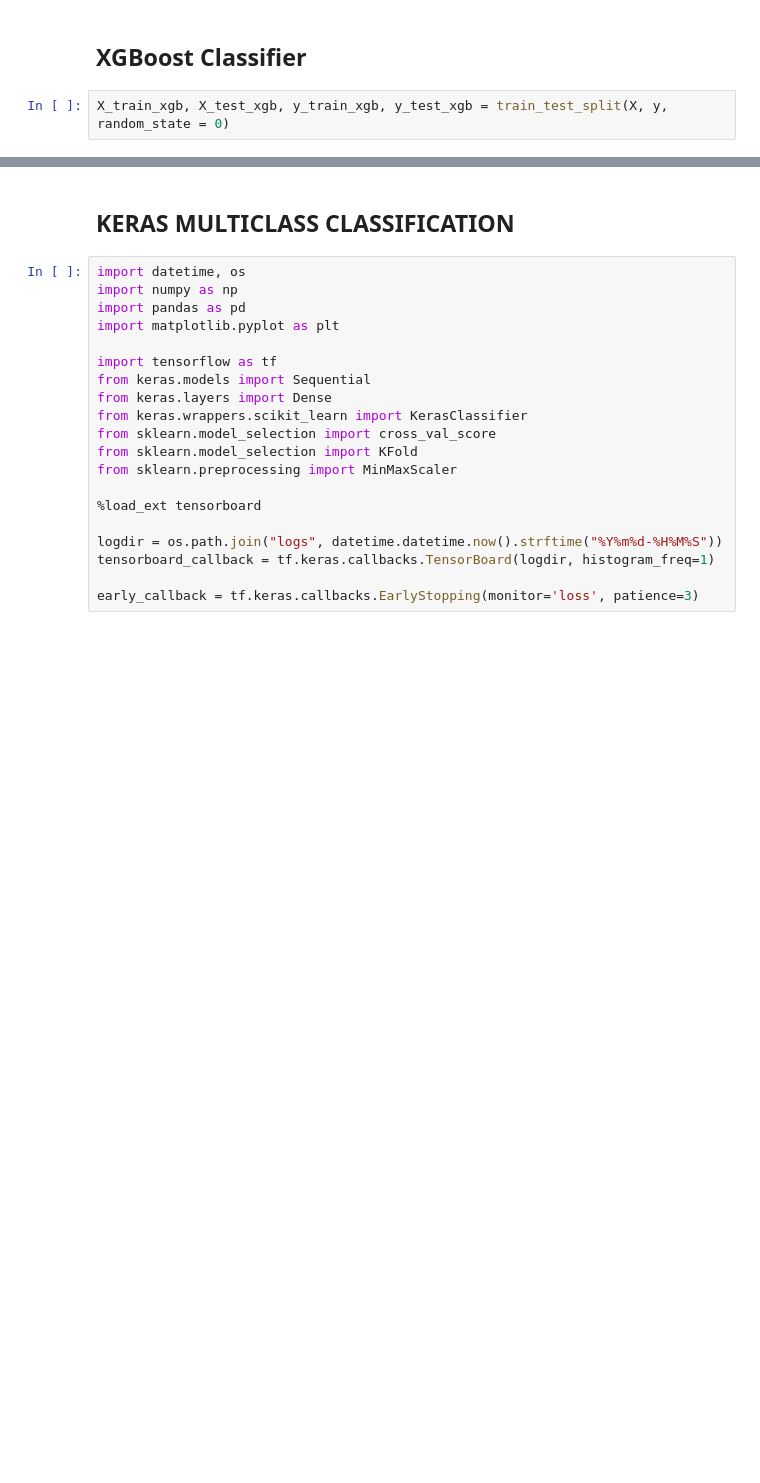
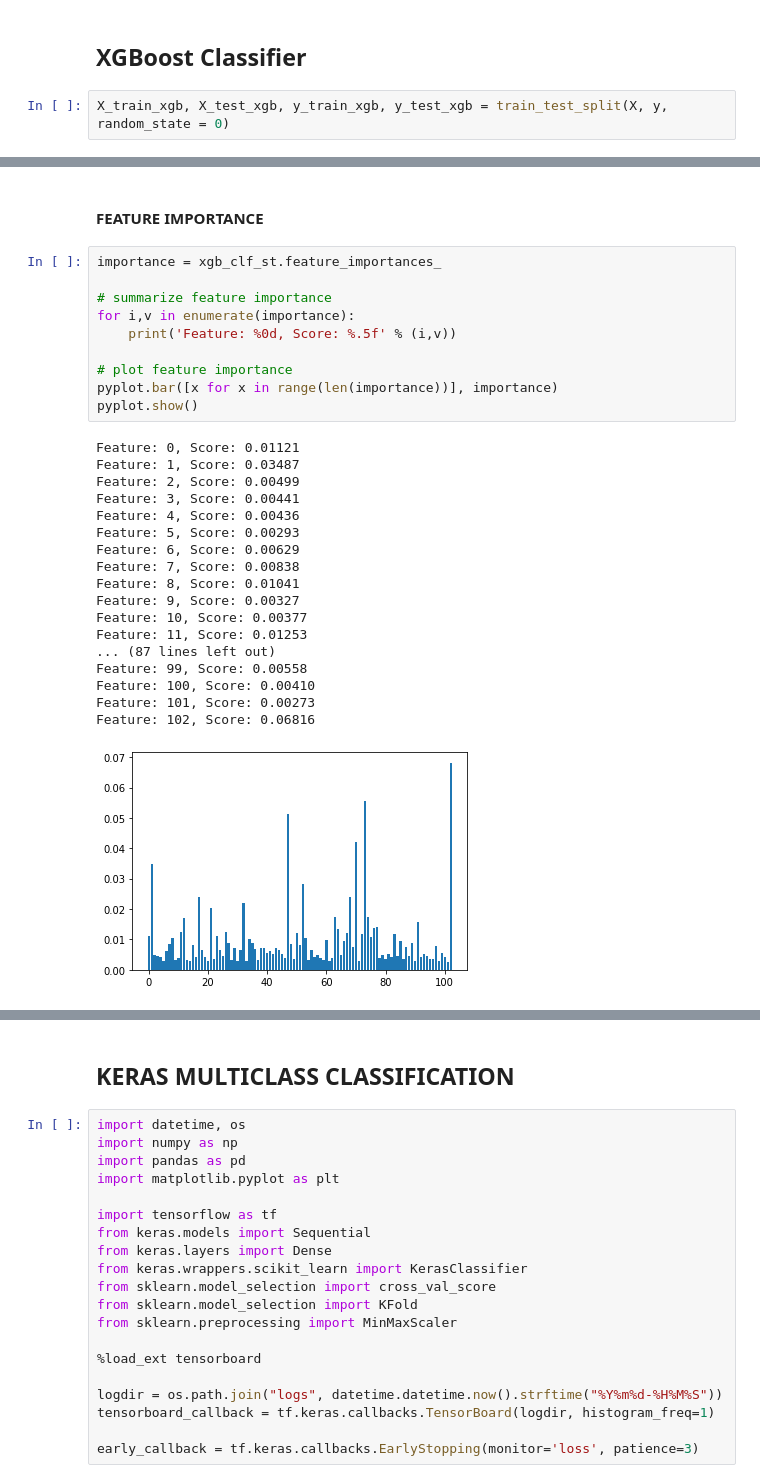
Before and after one commit to onursahil/multiclass_classification, a Jupyter notebook: data_exploration.ipynb, the cells around one changed output, grey strips where cells are left out. Drawn from its saved outputs; the diff is of its cells as text; blank space fills up the shorter version.

```diff
--- a/data_exploration.ipynb
+++ b/data_exploration.ipynb
@@ -257,0 +266,31 @@ Logloss:  0.4597055968460563
+# %% [markdown]
+#### __FEATURE IMPORTANCE__
+# %%
+importance = xgb_clf_st.feature_importances_
+
+# summarize feature importance
+for i,v in enumerate(importance):
+    print('Feature: %0d, Score: %.5f' % (i,v))
+
+# plot feature importance
+pyplot.bar([x for x in range(len(importance))], importance)
+pyplot.show()
+# %% [output]
+Feature: 0, Score: 0.01121
+Feature: 1, Score: 0.03487
+Feature: 2, Score: 0.00499
+Feature: 3, Score: 0.00441
+Feature: 4, Score: 0.00436
+Feature: 5, Score: 0.00293
+Feature: 6, Score: 0.00629
+Feature: 7, Score: 0.00838
+Feature: 8, Score: 0.01041
+Feature: 9, Score: 0.00327
+Feature: 10, Score: 0.00377
+Feature: 11, Score: 0.01253
+... (87 lines left out)
+Feature: 99, Score: 0.00558
+Feature: 100, Score: 0.00410
+Feature: 101, Score: 0.00273
+Feature: 102, Score: 0.06816
+[figure, added]
```
Also changed, not shown: parts of 18 cells of this notebook, 6 other files.
